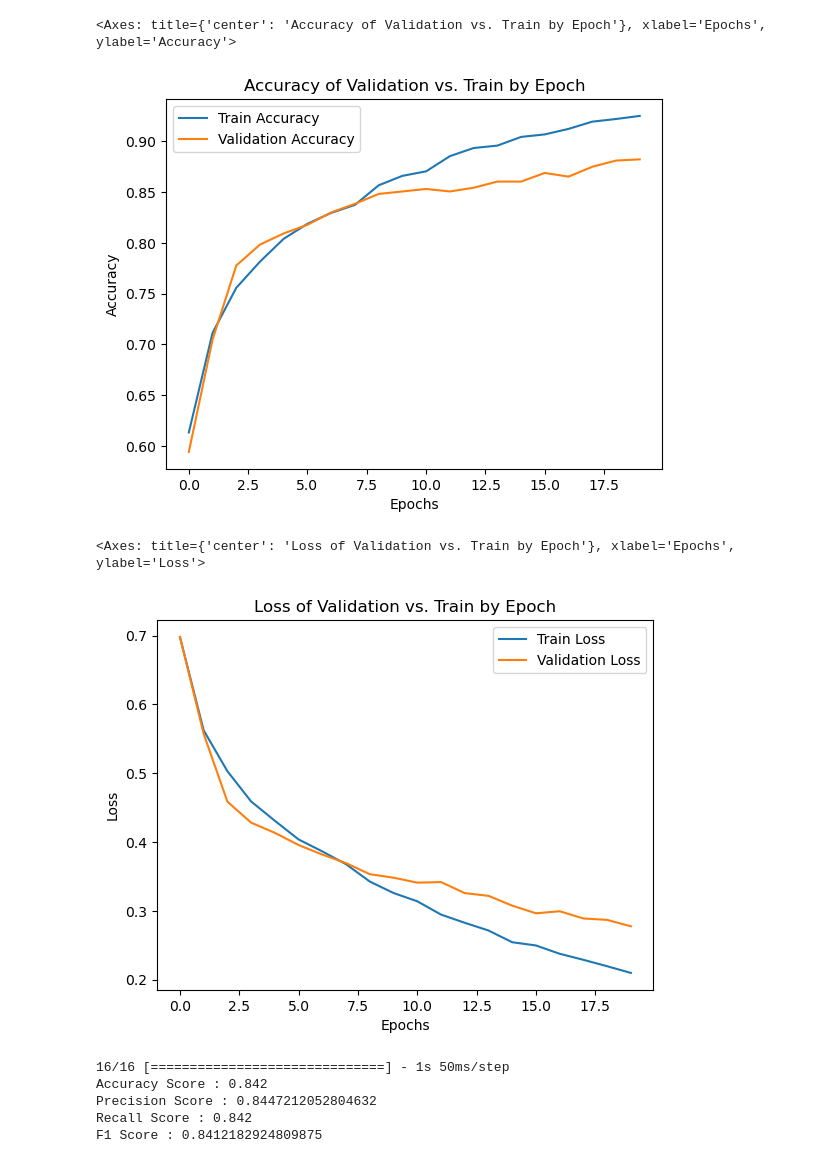
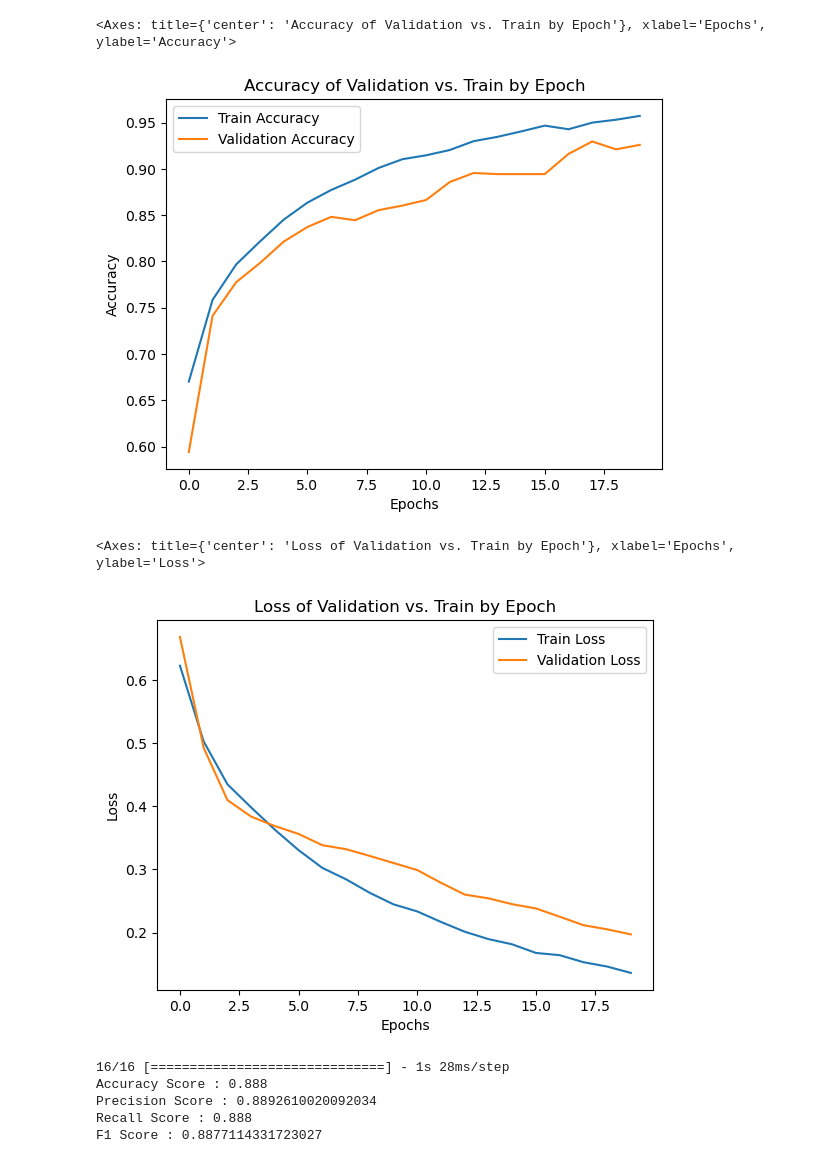
Before and after one commit to mhong124/FractureClassification, a Jupyter notebook: Fracture.ipynb, the cells around one changed output. Saved outputs shown, nothing was run; the diff lists cells and outputs as text; code cells hidden in the pictures.

```diff
--- a/Fracture.ipynb
+++ b/Fracture.ipynb
@@ -86,13 +87,13 @@ model = Sequential([
   layers.Conv2D(32, kernel_size=(3, 3), strides=(3, 3), activation='relu', input_shape=(250, 250, 1),
                  kernel_initializer=GlorotNormal(), bias_initializer=Zeros()),
   layers.BatchNormalization(),
-  layers.Dropout(0.15),
+  layers.Dropout(0.2),
   # Second Convolutional Layer
   layers.Conv2D(16, kernel_size=(3, 3), strides=(3, 3), activation='relu',
                  kernel_initializer=GlorotNormal(), bias_initializer=Zeros()),
   layers.MaxPooling2D(),
   layers.BatchNormalization(),
-  layers.Dropout(0.15),
+  layers.Dropout(0.2),
 
   #
   layers.Flatten(),
@@ -121,7 +122,7 @@ Trainable params: 356,817
 Non-trainable params: 5,504
 _________________________________________________________________
 # %%
-model.compile(optimizer=Adam(learning_rate=0.00001), loss= 'binary_crossentropy', metrics=['accuracy'])
+model.compile(optimizer=Adam(learning_rate=0.00002), loss= 'binary_crossentropy', metrics=['accuracy'])
 model.fit(X_train, y_train, batch_size=32, epochs=20, verbose=1, validation_data=(X_valid, y_valid))
 # %% [output]
 Epoch 1/20
@@ -145,17 +146,19 @@ Epoch 20/20
 # %%
 hist_acc = model.history.history['accuracy']
 hist_val_acc = model.history.history['val_accuracy']
 hist_loss = model.history.history['loss']
 hist_val_loss = model.history.history['val_loss']
 
+pd.option_context('mode.use_inf_as_na', True)
+
 plt.title('Accuracy of Validation vs. Train by Epoch')
 plt.xlabel('Epochs')
 plt.ylabel('Accuracy')
 sns.lineplot(data = hist_acc, label = 'Train Accuracy')
 sns.lineplot(data = hist_val_acc, label = 'Validation Accuracy')
 # %% [output]
 <Axes: title={'center': 'Accuracy of Validation vs. Train by Epoch'}, xlabel='Epochs', ylabel='Accuracy'>
-[figure, old version]
+[figure, new version]
 # %%
 plt.title('Loss of Validation vs. Train by Epoch')
 plt.xlabel('Epochs')
@@ -164,7 +167,7 @@ sns.lineplot(data = hist_loss, label = 'Train Loss')
 sns.lineplot(data = hist_val_loss, label = 'Validation Loss')
 # %% [output]
 <Axes: title={'center': 'Loss of Validation vs. Train by Epoch'}, xlabel='Epochs', ylabel='Loss'>
-[figure, old version]
+[figure, new version]
 # %%
 from sklearn.metrics import accuracy_score, precision_score, recall_score, f1_score, confusion_matrix, ConfusionMatrixDisplay
 
@@ -174,11 +177,11 @@ print(f'Precision Score : {precision_score(y_test,y_pred, average="weighted")}')
 print(f'Recall Score : {recall_score(y_test,y_pred, average="weighted")}')
 print(f'F1 Score : {f1_score(y_test,y_pred, average="weighted")}')
 # %% [output]
-16/16 [==============================] - 1s 50ms/step
-Accuracy Score : 0.842
-Precision Score : 0.8447212052804632
-Recall Score : 0.842
-F1 Score : 0.8412182924809875
+16/16 [==============================] - 1s 28ms/step
+Accuracy Score : 0.888
+Precision Score : 0.8892610020092034
+Recall Score : 0.888
+F1 Score : 0.8877114331723027
 # %%
 cm = confusion_matrix(np.array(y_test), np.array(y_pred))
 cm_display = ConfusionMatrixDisplay(confusion_matrix = cm, display_labels = [0, 1])
```
Also changed, not shown: parts of 5 cells of this notebook.
